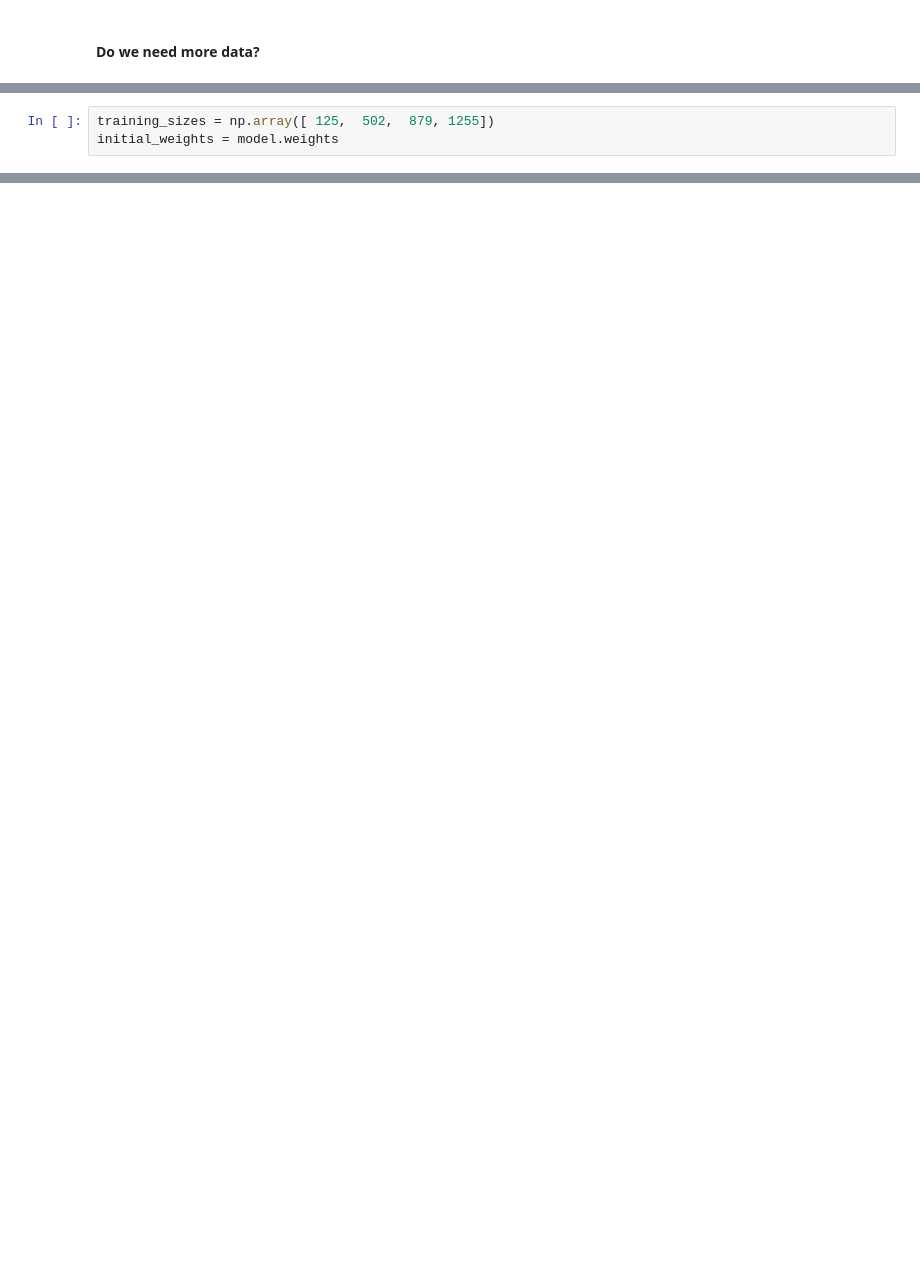
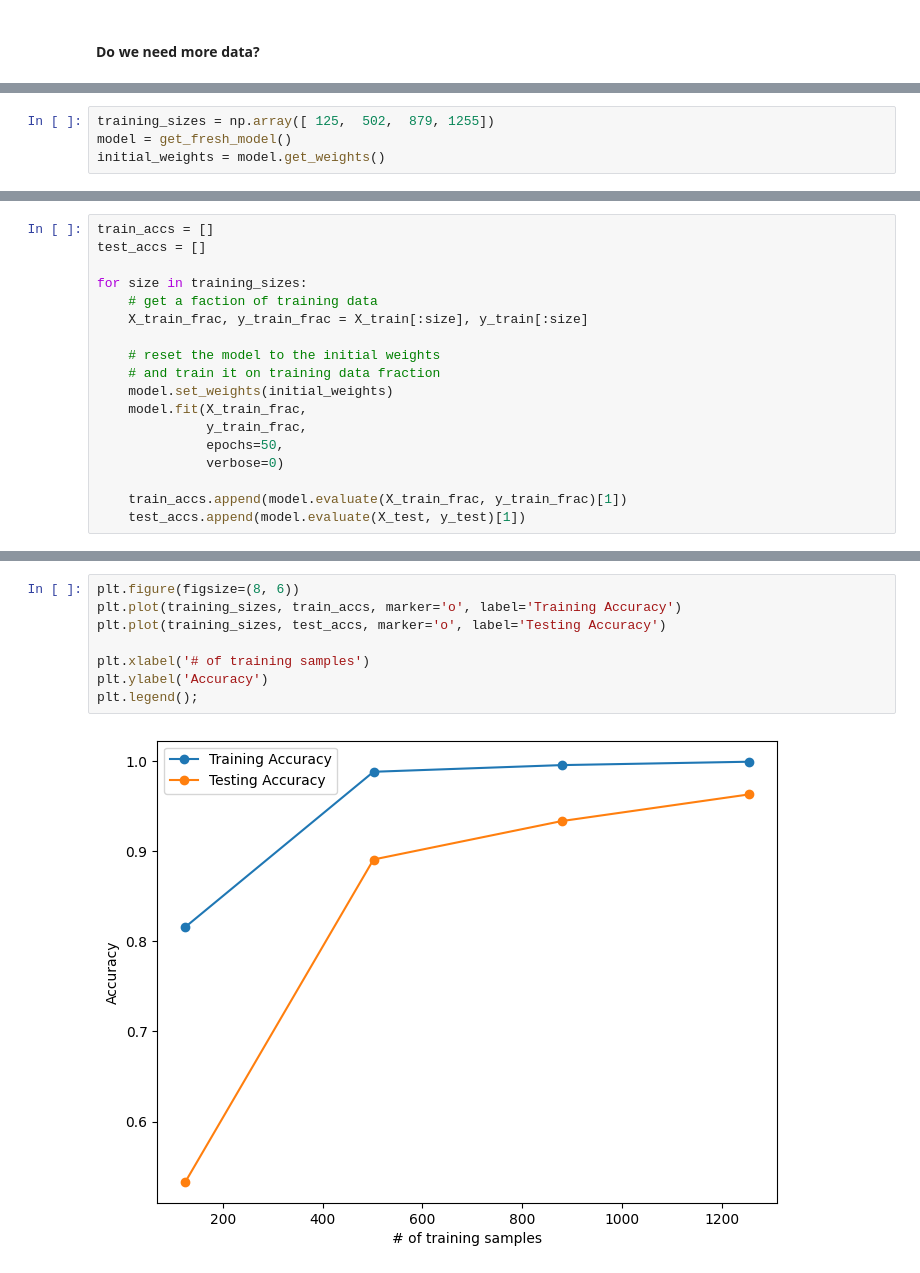
Before and after one commit to PaulToronto/DataCamp---Introduction-to-Deep-Learning-with-Keras, a Jupyter notebook: 1_3_Improving_Your_Model_Performance.ipynb, the cells around one changed output, grey strips where cells are left out. Cells and saved outputs as stored; diff of their text form; blank space fills up the shorter version.

```diff
--- a/1_3_Improving_Your_Model_Performance.ipynb
+++ b/1_3_Improving_Your_Model_Performance.ipynb
@@ -271,3 +300,4 @@ plt.legend();
 # %%
 training_sizes = np.array([ 125,  502,  879, 1255])
-initial_weights = model.weights
+model = get_fresh_model()
+initial_weights = model.get_weights()
@@ -276,0 +304,18 @@ for size in training_sizes:
+# %%
+train_accs = []
+test_accs = []
+
+for size in training_sizes:
+    # get a faction of training data
+    X_train_frac, y_train_frac = X_train[:size], y_train[:size]
+
+    # reset the model to the initial weights
+    # and train it on training data fraction
+    model.set_weights(initial_weights)
+    model.fit(X_train_frac,
+              y_train_frac,
+              epochs=50,
+              verbose=0)
+
+    train_accs.append(model.evaluate(X_train_frac, y_train_frac)[1])
+    test_accs.append(model.evaluate(X_test, y_test)[1])
@@ -276,0 +331,10 @@ for size in training_sizes:
+# %%
+plt.figure(figsize=(8, 6))
+plt.plot(training_sizes, train_accs, marker='o', label='Training Accuracy')
+plt.plot(training_sizes, test_accs, marker='o', label='Testing Accuracy')
+
+plt.xlabel('# of training samples')
+plt.ylabel('Accuracy')
+plt.legend();
+# %% [output]
+[figure, added]
```
Also changed, not shown: parts of 10 cells of this notebook.
